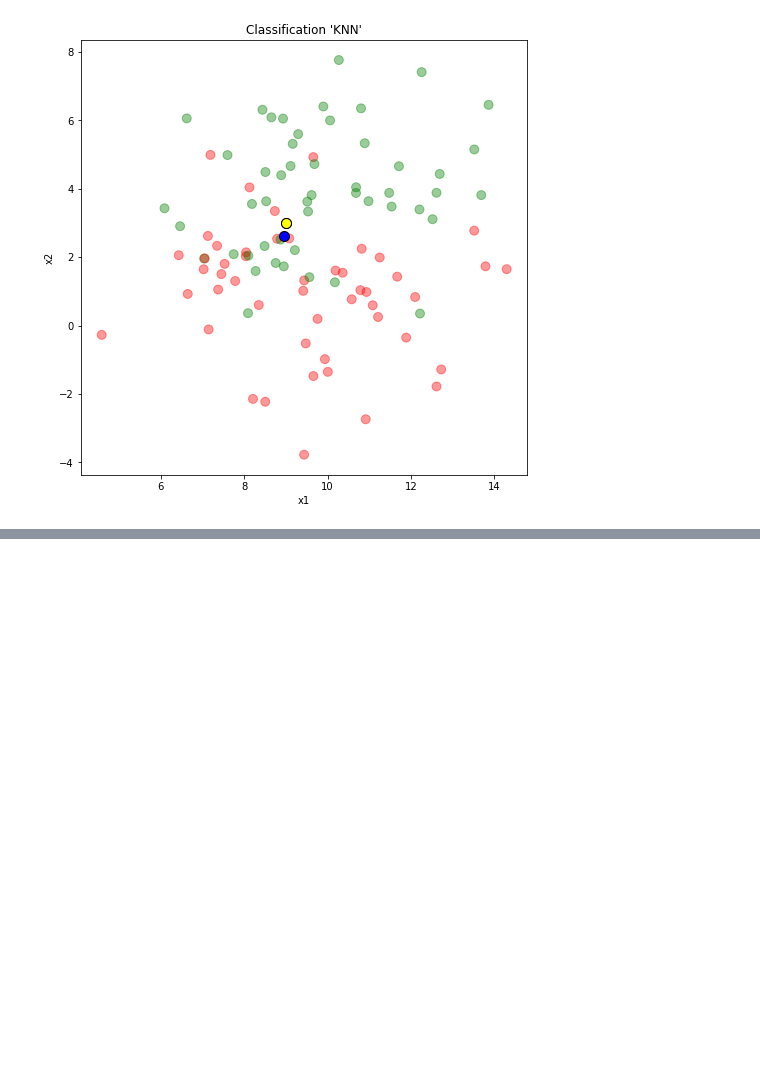
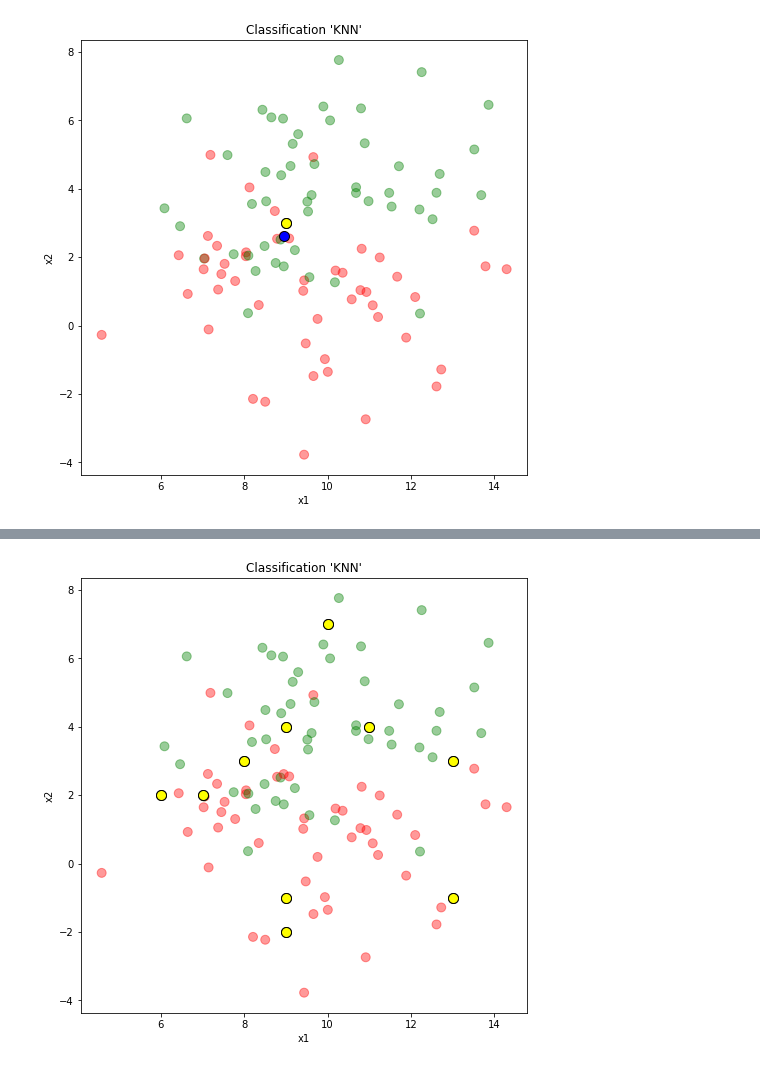
Before and after one commit to RashadGarayev/MachineLearningAZ, a Jupyter notebook: MachineLearningAz/Algorithm.ipynb, the cells around one changed output, grey strips where cells are left out. Cells and saved outputs as stored; diff of their text form; code cells hidden in the pictures; blank space fills up the shorter version.

```diff
--- a/MachineLearningAz/Algorithm.ipynb
+++ b/MachineLearningAz/Algorithm.ipynb
@@ -201,0 +228,14 @@ PlotPoints(X, y, new_data=new_data, new_prediction=[y_new], nearest_points=X[[mi
+# %%
+from scipy.spatial.distance import cdist
+from collections import Counter
+def PredictClass(new_data, X, y, k=1):
+
+    dist = cdist(new_data, X)
+    N = y[np.argpartition(dist, k, axis=1)[:, :k]]
+    return np.array([Counter(row).most_common(1)[0][0] for row in N])
+# %%
+y_pred = PredictClass(new_data, X, y, k=3)
+# %%
+PlotPoints(X,y,new_data=new_data,new_prediction=y_pred)
+# %% [output]
+[figure, added]
```
Also changed, not shown: parts of 12 cells of this notebook.
